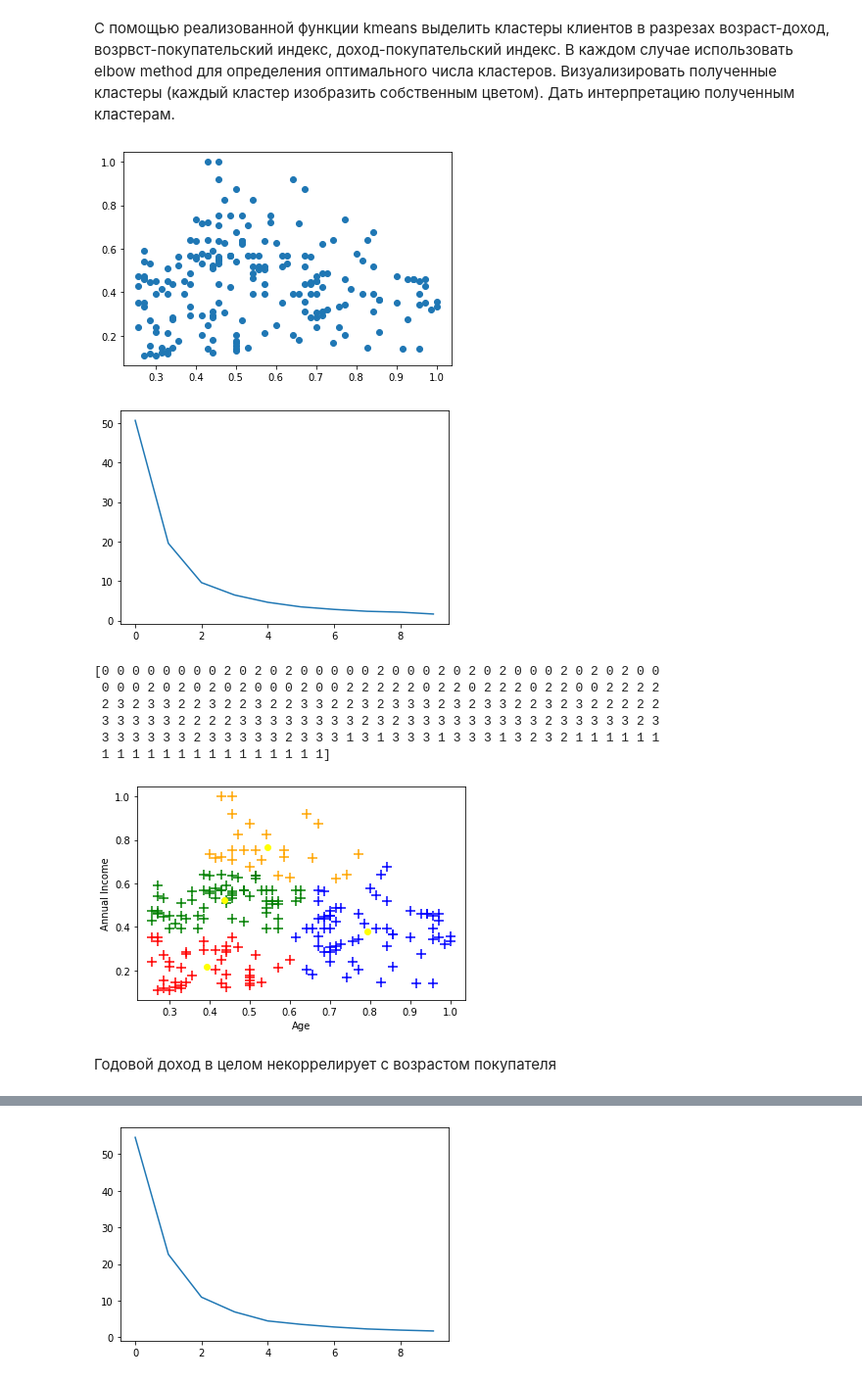
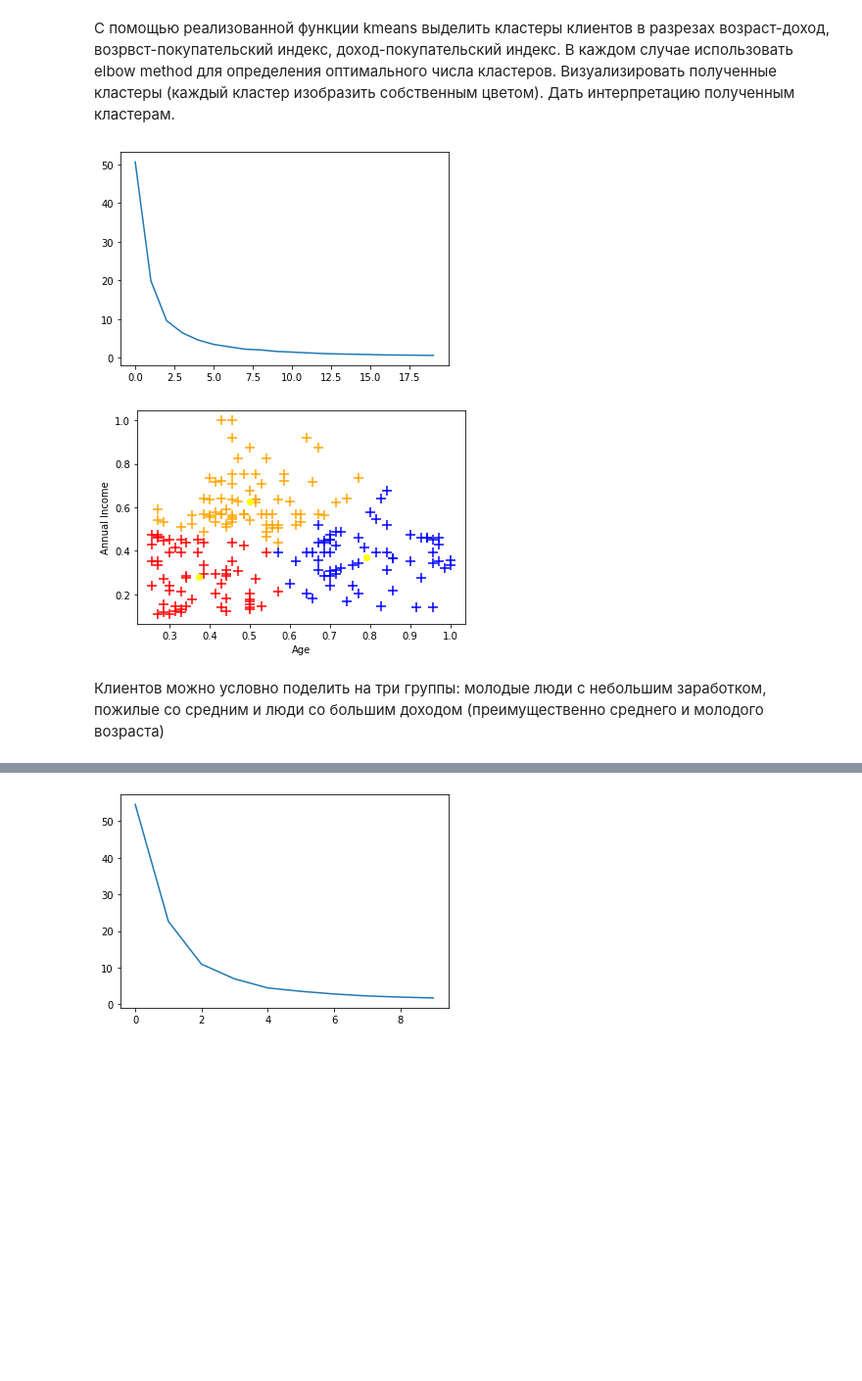
Before and after one commit to simonenkoVS/hometask, a Jupyter notebook: hometask2.ipynb, the cells around one changed output, grey strips where cells are left out. Shown: that part at 98% size. Drawn from its saved outputs; the diff is of its cells as text; code cells hidden in the pictures; blank space fills up the shorter version.

```diff
--- a/hometask2.ipynb
+++ b/hometask2.ipynb
@@ -101,52 +101,43 @@ age_income = data[:, [2,3]]
 age_income = age_income.astype(float)
 age_income[:,0] = age_income[:,0] / np.max(age_income[:,0])
 age_income[:,1] = age_income[:,1] / np.max(age_income[:,1])
-plt.scatter(age_income[:,0], age_income[:,1])
-plt.show()
 
-dis = np.empty(10)
+
+dis = np.empty(20)
 for number in range(0,dis.size):
     a, b = kmeans(age_income, number+1)
     dis[number] = b
 
 plt.plot(np.arange(dis.size), dis)
 plt.show()
 
-number = 4
+number = 3
 a = kmeans(age_income, number)
 
 z = np.array([a[0][:,0] + a[0][:,1]*1j])
 clusters = np.argmin(abs(age_income[:,0] + age_income[:,1]*1j - z.T), axis = 0)
-print(clusters)
 
 colors = ['red', 'orange', 'blue', 'green', 'black', 'grey']
 
 for k in np.arange(number):
     if (k < np.bincount(clusters).size):
         groups = np.empty((np.bincount(clusters)[k],2))
         j=0
         for i in np.arange(clusters.size):
             if clusters[i] == k:
                 groups[j,:] = age_income[i,:]
                 j = j+1
         plt.scatter(groups[:,0],groups[:,1], color = colors[k], marker = '+', s = 100, linewidths = 0.1)
 
 plt.scatter(a[0][:,0], a[0][:,1], color = 'yellow')
 plt.xlabel('Age')
 plt.ylabel('Annual Income')
 plt.show()
 # %% [output]
-[figure, old version]
+[figure, new version]
-[figure, old version]
+[figure, new version]
-[0 0 0 0 0 0 0 0 2 0 2 0 2 0 0 0 0 0 2 0 0 0 2 0 2 0 2 0 0 0 2 0 2 0 2 0 0
- 0 0 0 2 0 2 0 2 0 2 0 0 0 2 0 0 2 2 2 2 2 0 2 2 0 2 2 2 0 2 2 0 0 2 2 2 2
- 2 3 2 3 3 2 2 3 2 2 3 2 2 3 3 2 2 3 2 3 3 3 2 3 2 3 3 2 2 3 2 3 2 2 2 2 2
- 3 3 3 3 3 2 2 2 2 3 3 3 3 3 3 3 3 2 3 2 3 3 3 3 3 3 3 3 3 2 3 3 3 3 3 2 3
- 3 3 3 3 3 3 2 3 3 3 3 3 2 3 3 3 1 3 1 3 3 3 1 3 3 3 1 3 2 3 2 1 1 1 1 1 1
- 1 1 1 1 1 1 1 1 1 1 1 1 1 1 1]
-[figure, removed]
-# %% [markdown]
-Годовой доход в целом некоррелирует с возрастом покупателя
+# %% [markdown]
+Клиентов можно условно поделить на три группы: молодые люди с небольшим заработком, пожилые со средним и люди со большим доходом (преимущественно среднего и молодого возраста)
 # %%
 age_score = data[:, [2,4]]
 age_score = age_score.astype(float)
```
Also changed, not shown: parts of 4 cells of this notebook.
